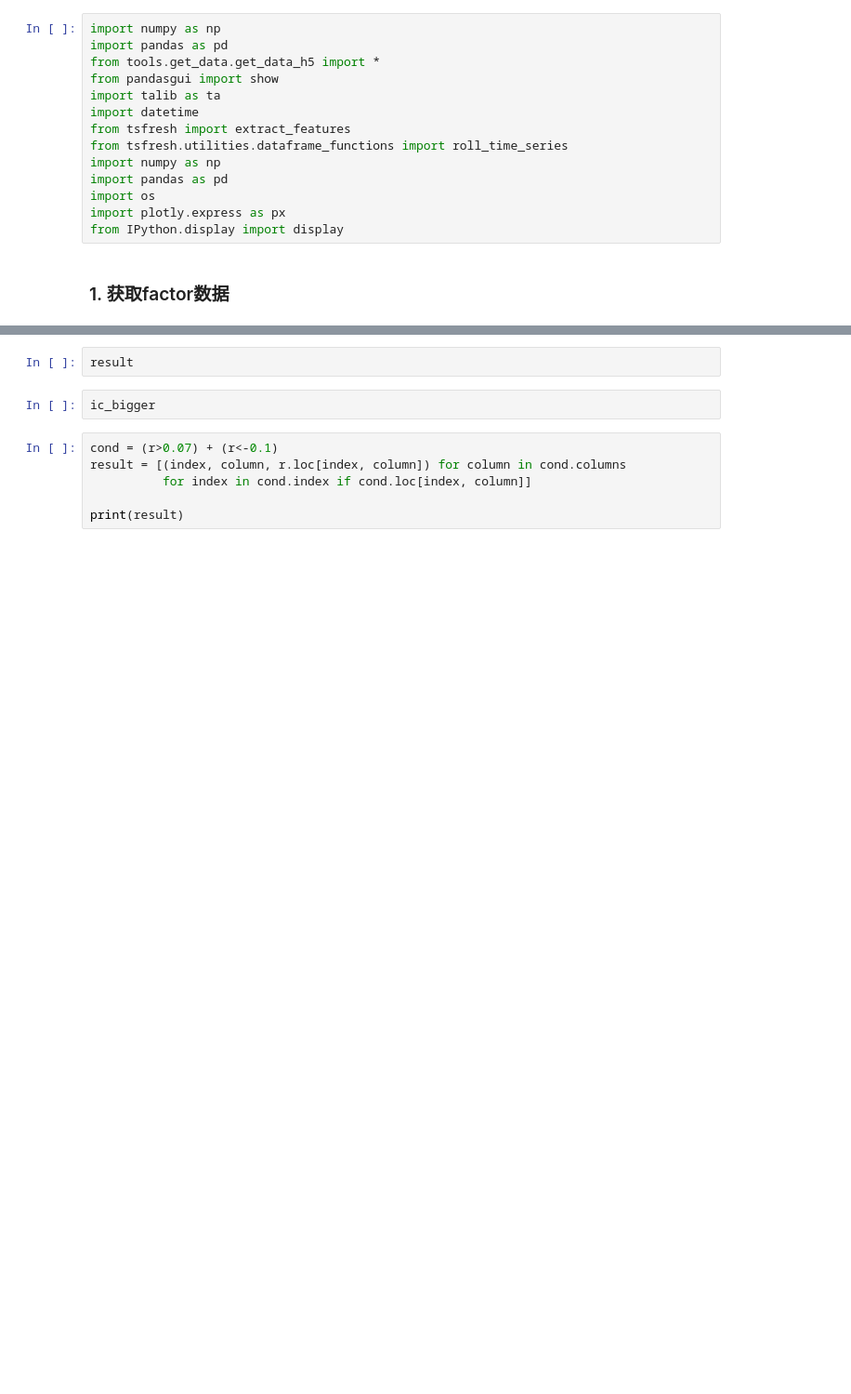
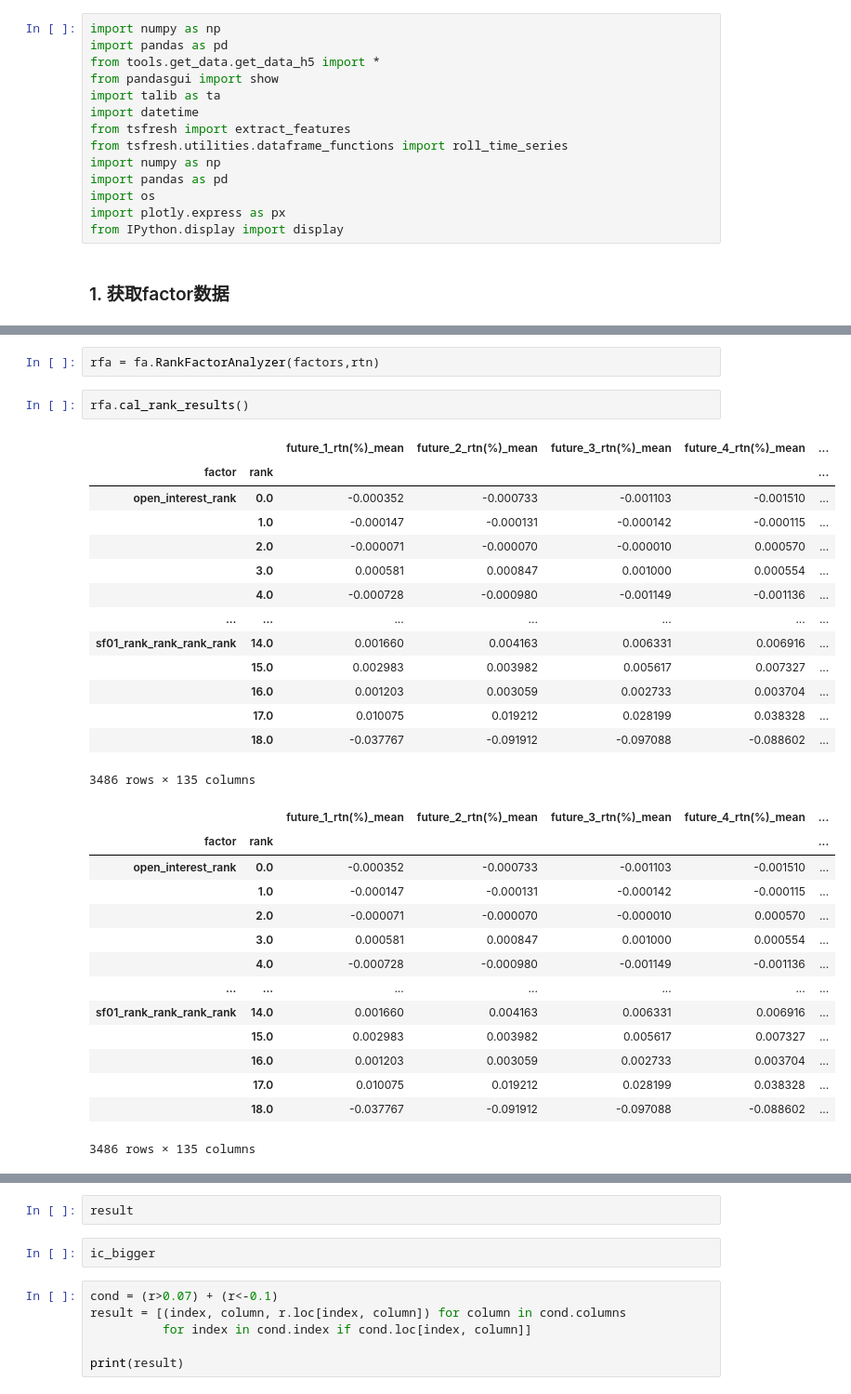
Before and after one commit to kylehakid/factor_analysis, a Jupyter notebook: test_factor.ipynb, the cells around one changed output, grey strips where cells are left out. Shown at 93% size. Saved outputs shown, nothing was run; the diff lists cells and outputs as text; blank space fills up the shorter version.

```diff
--- a/test_factor.ipynb
+++ b/test_factor.ipynb
@@ -146,0 +107,33 @@ Name: shift_200_rtn, Length: 721, dtype: float64
+# %%
+rfa = fa.RankFactorAnalyzer(factors,rtn)
+# %%
+rfa.cal_rank_results()
+# %% [output]
+|  |  | future_1_rtn(%)_mean | future_2_rtn(%)_mean | future_3_rtn(%)_mean | future_4_rtn(%)_mean | ... |
+| factor | rank |  |  |  |  | ... |
+| open_interest_rank | 0.0 | -0.000352 | -0.000733 | -0.001103 | -0.001510 | ... |
+|  | 1.0 | -0.000147 | -0.000131 | -0.000142 | -0.000115 | ... |
+|  | 2.0 | -0.000071 | -0.000070 | -0.000010 | 0.000570 | ... |
+|  | 3.0 | 0.000581 | 0.000847 | 0.001000 | 0.000554 | ... |
+|  | 4.0 | -0.000728 | -0.000980 | -0.001149 | -0.001136 | ... |
+| ... | ... | ... | ... | ... | ... | ... |
+| sf01_rank_rank_rank_rank | 14.0 | 0.001660 | 0.004163 | 0.006331 | 0.006916 | ... |
+|  | 15.0 | 0.002983 | 0.003982 | 0.005617 | 0.007327 | ... |
+|  | 16.0 | 0.001203 | 0.003059 | 0.002733 | 0.003704 | ... |
+|  | 17.0 | 0.010075 | 0.019212 | 0.028199 | 0.038328 | ... |
+|  | 18.0 | -0.037767 | -0.091912 | -0.097088 | -0.088602 | ... |
+3486 rows × 135 columns
+|  |  | future_1_rtn(%)_mean | future_2_rtn(%)_mean | future_3_rtn(%)_mean | future_4_rtn(%)_mean | ... |
+| factor | rank |  |  |  |  | ... |
+| open_interest_rank | 0.0 | -0.000352 | -0.000733 | -0.001103 | -0.001510 | ... |
+|  | 1.0 | -0.000147 | -0.000131 | -0.000142 | -0.000115 | ... |
+|  | 2.0 | -0.000071 | -0.000070 | -0.000010 | 0.000570 | ... |
+|  | 3.0 | 0.000581 | 0.000847 | 0.001000 | 0.000554 | ... |
+|  | 4.0 | -0.000728 | -0.000980 | -0.001149 | -0.001136 | ... |
+| ... | ... | ... | ... | ... | ... | ... |
+| sf01_rank_rank_rank_rank | 14.0 | 0.001660 | 0.004163 | 0.006331 | 0.006916 | ... |
+|  | 15.0 | 0.002983 | 0.003982 | 0.005617 | 0.007327 | ... |
+|  | 16.0 | 0.001203 | 0.003059 | 0.002733 | 0.003704 | ... |
+|  | 17.0 | 0.010075 | 0.019212 | 0.028199 | 0.038328 | ... |
+|  | 18.0 | -0.037767 | -0.091912 | -0.097088 | -0.088602 | ... |
+3486 rows × 135 columns
```
Also changed, not shown: parts of 12 cells of this notebook, 3 other files.
